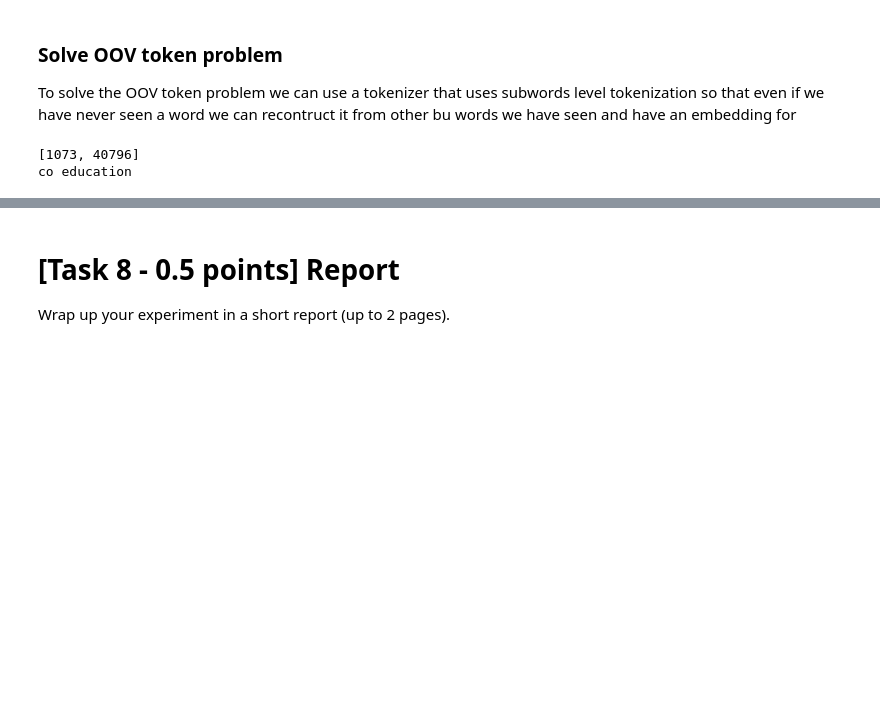
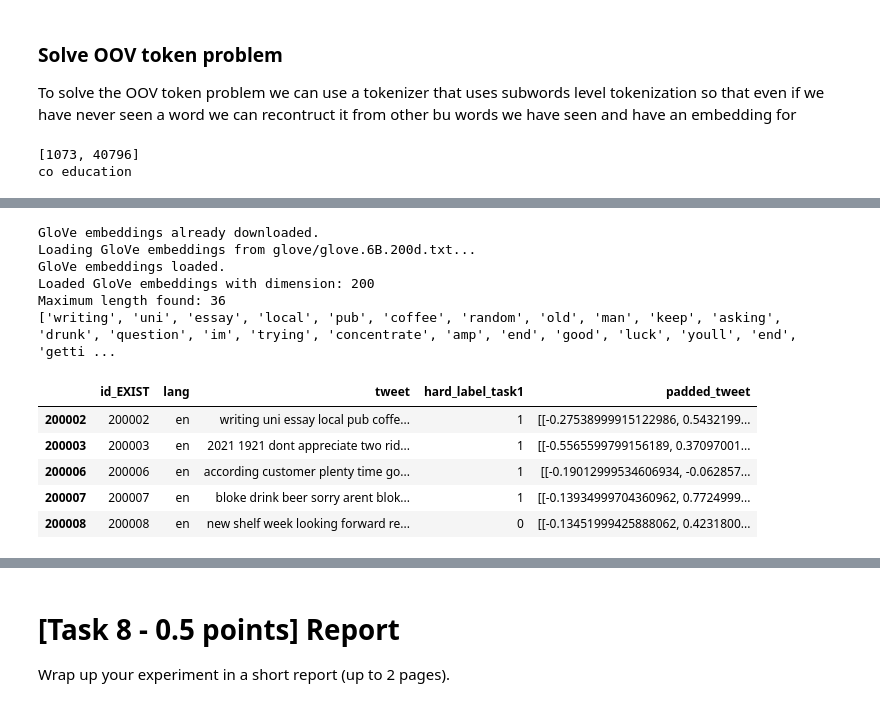
Before and after one commit to tancredibosi/nlp-assignments, a Jupyter notebook: Assignment1_2425.ipynb, the cells around one changed output, grey strips where cells are left out. Drawn from its saved outputs; the diff is of its cells as text; code cells hidden in the pictures; blank space fills up the shorter version.

```diff
--- a/Assignment1_2425.ipynb
+++ b/Assignment1_2425.ipynb
@@ -1690,35 +1717,46 @@ print("Loaded GloVe embeddings with dimension:", embedding_dim)
 
 # Find the maximum length of tweets across train, validation, and test datasets
 MAX_LEN = find_series_max_len([train_df['tweet'], validation_df['tweet'], test_df['tweet']])
 print(f"Maximum length found: {MAX_LEN}")
 
 # Pad the 'tweet' column in train, validation, and test DataFrames
 train_df = pad_text_column(train_df, 'tweet', MAX_LEN)
 validation_df = pad_text_column(validation_df, 'tweet', MAX_LEN)
 test_df = pad_text_column(test_df, 'tweet', MAX_LEN)
 
 # Print the first padded tweet from the training DataFrame
 print(train_df['padded_tweet'].iloc[0])
 
 
 
 # Build vocabulary and embeddings for the training set
 vocab, word_embeddings = build_vocab_and_embeddings(train_df, glove_embeddings, embedding_dim)
 
 # Special handling for the '[UNK]' token (unknown token)
 unk_token = '[UNK]'
 vocab[unk_token] = len(vocab)
 
 # Compute the embedding for the unknown token as the mean of all word embeddings
 unk_embedding = np.mean(word_embeddings, axis=0)
 word_embeddings = np.vstack([word_embeddings, unk_embedding])
 
 # Embed all the df with our extended GloVe embeddings
 train_df_embedded = embed_tweet(train_df, vocab, word_embeddings)
 validation_df_embedded = embed_tweet(validation_df, vocab, word_embeddings)
 test_df_embedded = embed_tweet(test_df, vocab, word_embeddings)
-
-train_df_embedded.head()
+# %% [output]
+GloVe embeddings already downloaded.
+Loading GloVe embeddings from glove/glove.6B.200d.txt...
+GloVe embeddings loaded.
+Loaded GloVe embeddings with dimension: 200
+Maximum length found: 36
+['writing', 'uni', 'essay', 'local', 'pub', 'coffee', 'random', 'old', 'man', 'keep', 'asking', 'drunk', 'question', 'im', 'trying', 'concentrate', 'amp', 'end', 'good', 'luck', 'youll', 'end', 'getti ...
+|  | id_EXIST | lang | tweet | hard_label_task1 | padded_tweet |
+| 200002 | 200002 | en | writing uni essay local pub coffe... | 1 | [[-0.27538999915122986, 0.5432199... |
+| 200003 | 200003 | en | 2021 1921 dont appreciate two rid... | 1 | [[-0.5565599799156189, 0.37097001... |
+| 200006 | 200006 | en | according customer plenty time go... | 1 | [[-0.19012999534606934, -0.062857... |
+| 200007 | 200007 | en | bloke drink beer sorry arent blok... | 1 | [[-0.13934999704360962, 0.7724999... |
+| 200008 | 200008 | en | new shelf week looking forward re... | 0 | [[-0.13451999425888062, 0.4231800... |
 # %%
 input_size = embedding_dim
 hidden_size = 128
```
Also changed, not shown: parts of 38 cells of this notebook.
